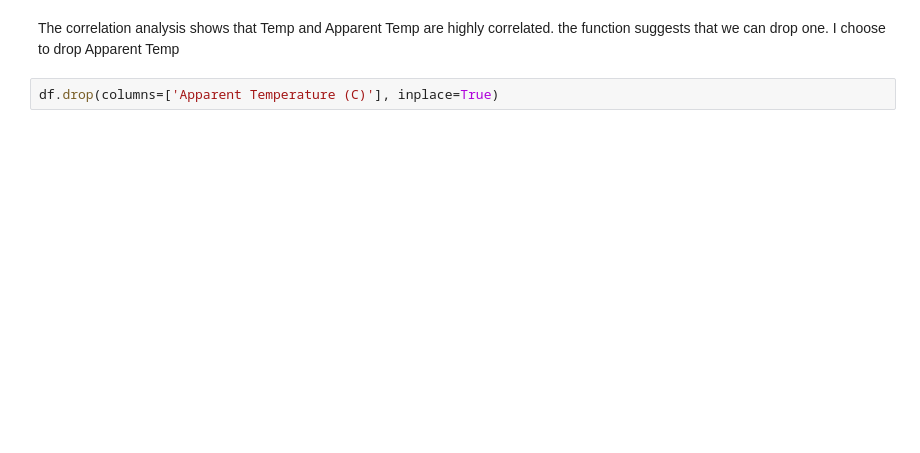
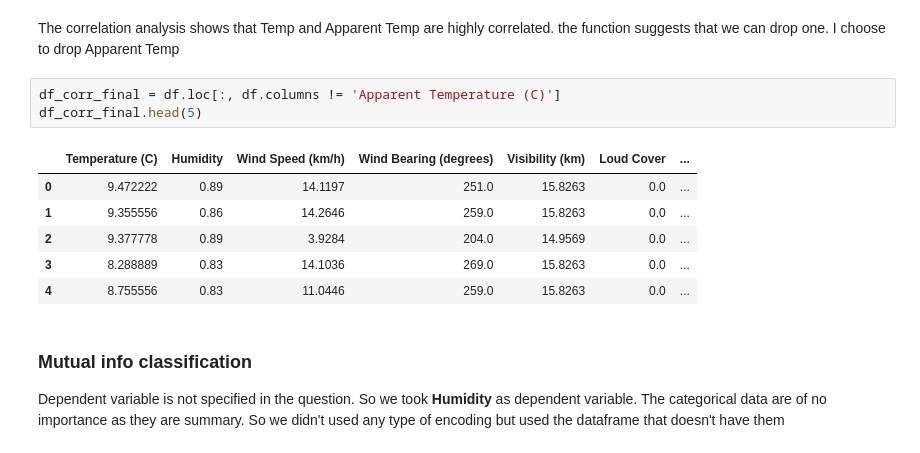
Before and after one commit to cohensaeb/AIDI_1002_Labs, a Jupyter notebook: week_3/lab_3/AIDI_1002_Week_3_Lab_3.ipynb, the cells around one changed output. Drawn from its saved outputs; the diff is of its cells as text; blank space fills up the shorter version.

Commit message:
lab3 question2 completed

```diff
--- a/week_3/lab_3/AIDI_1002_Week_3_Lab_3.ipynb
+++ b/week_3/lab_3/AIDI_1002_Week_3_Lab_3.ipynb
@@ -115,4 +123,15 @@ Apparent Temperature (C) and Temperature (C) are correlated. you can drop one!
 # %% [markdown]
 The correlation analysis shows that Temp and Apparent Temp are highly correlated. the function suggests that we can drop one. I choose to drop Apparent Temp
 # %%
-df.drop(columns=['Apparent Temperature (C)'], inplace=True)
+df_corr_final = df.loc[:, df.columns != 'Apparent Temperature (C)']
+df_corr_final.head(5)
+# %% [output]
+|  | Temperature (C) | Humidity | Wind Speed (km/h) | Wind Bearing (degrees) | Visibility (km) | Loud Cover | ... |
+| 0 | 9.472222 | 0.89 | 14.1197 | 251.0 | 15.8263 | 0.0 | ... |
+| 1 | 9.355556 | 0.86 | 14.2646 | 259.0 | 15.8263 | 0.0 | ... |
+| 2 | 9.377778 | 0.89 | 3.9284 | 204.0 | 14.9569 | 0.0 | ... |
+| 3 | 8.288889 | 0.83 | 14.1036 | 269.0 | 15.8263 | 0.0 | ... |
+| 4 | 8.755556 | 0.83 | 11.0446 | 259.0 | 15.8263 | 0.0 | ... |
+# %% [markdown]
+### Mutual info classification
+Dependent variable is not specified in the question. So we took **Humidity** as dependent variable. The categorical data are of no importance as they are summary. So we didn't used any type of encoding but used the dataframe that doesn't have them
```
Also changed, not shown: parts of 22 cells of this notebook.
